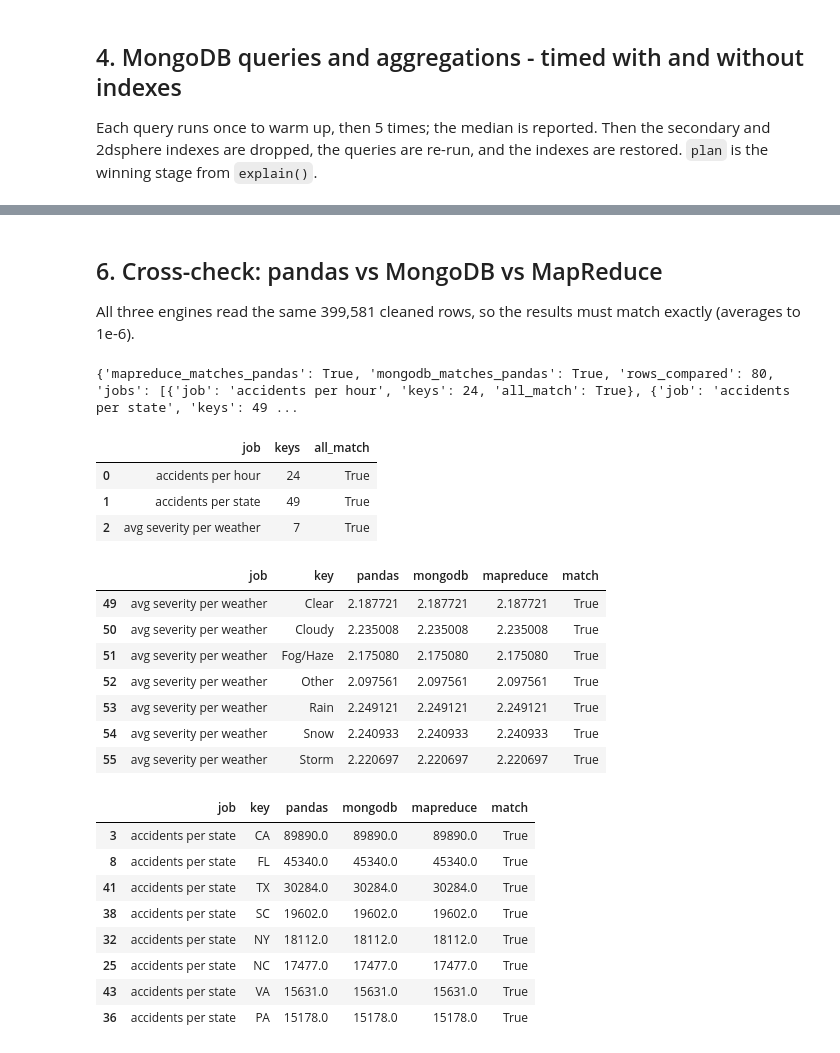
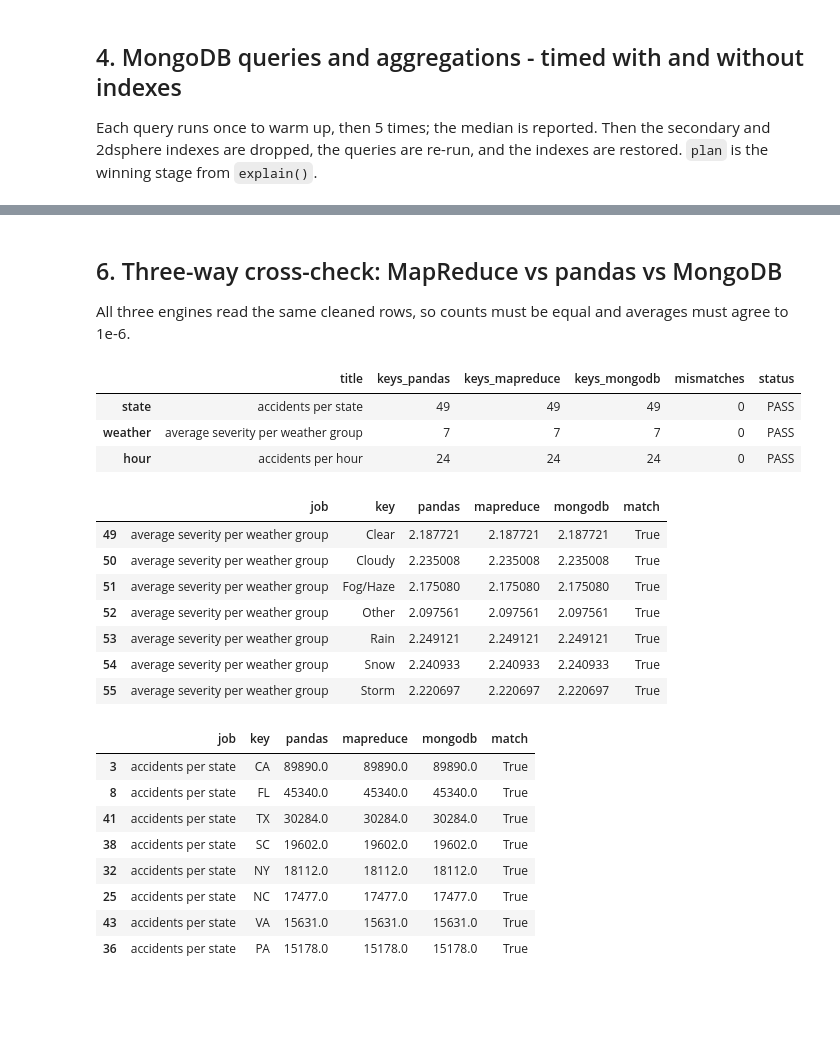
Before and after one commit to Abin-Shaji-Thomas/Smart-Traffic-Accident-Analysis-and-Severity-Prediction, a Jupyter notebook: notebooks/05_big_data_analytics.ipynb, the cells around one changed output, grey strips where cells are left out. Cells and saved outputs as stored; diff of their text form; code cells hidden in the pictures; blank space fills up the shorter version.

```diff
--- a/notebooks/05_big_data_analytics.ipynb
+++ b/notebooks/05_big_data_analytics.ipynb
@@ -199,59 +222,30 @@ mr_weather
 # %% [markdown]
-## 6. Cross-check: pandas vs MongoDB vs MapReduce
-All three engines read the same 399,581 cleaned rows, so the results must match exactly
-(averages to 1e-6).
+## 6. Three-way cross-check: MapReduce vs pandas vs MongoDB
+All three engines read the same cleaned rows, so counts must be equal and averages must agree to 1e-6.
-# %%
-df = pd.read_parquet(U.CLEAN_PARQUET, columns=["State", "WeatherGroup", "Hour", "Severity"])
-pd_state = df.groupby("State").size().rename("pandas")
-pd_weather = df.groupby("WeatherGroup")["Severity"].agg(["size", "mean"])
-pd_hour = df.groupby("Hour").size().rename("pandas")
-q = {x["name"]: x["result"] for x in mres["queries"]}
-mg_state = pd.Series({d["_id"]: d["accidents"] for d in q["count_by_state"]}, name="mongodb")
-mg_weather = pd.DataFrame(q["avg_severity_by_weather"]).set_index("_id")
-mg_hour = pd.Series({int(d["_id"]): d["accidents"] for d in q["hourly_distribution"]}, name="mongodb")
-
-rows = []
-def add(job, key, p, m, h, tol=0):
-    rows.append({"job": job, "key": key, "pandas": p, "mongodb": m, "mapreduce": h,
-                 "match": bool(abs(p - m) <= tol and abs(p - h) <= tol)})
-for s in pd_state.index:
-    add("accidents per state", s, int(pd_state[s]), int(mg_state.get(s, -1)), int(mr_state.set_index("State")["accidents"].get(s, -1)))
-for w in pd_weather.index:
-    add("avg severity per weather", w, round(float(pd_weather.loc[w, "mean"]), 6), round(float(mg_weather.loc[w, "avg_severity"]), 6),
-        round(float(mr_weather.set_index("WeatherGroup").loc[w, "avg_severity"]), 6), tol=1e-6)
-for hr in pd_hour.index:
-    add("accidents per hour", int(hr), int(pd_hour[hr]), int(mg_hour.get(hr, -1)), int(mr_hour.set_index("Hour")["accidents"].get(hr, -1)))
-xc = pd.DataFrame(rows)
-xc.to_csv(MET / "mapreduce_crosscheck.csv", index=False)
-keys_ok = (len(mr_state) == len(pd_state) == len(mg_state)) and (len(mr_hour) == len(pd_hour) == len(mg_hour)) and (len(mr_weather) == len(pd_weather) == len(mg_weather))
-summary_x = xc.groupby("job").agg(keys=("key", "size"), all_match=("match", "all")).reset_index()
-cross = {"mapreduce_matches_pandas": bool(xc.apply(lambda r: abs(r.pandas - r.mapreduce) <= (1e-6 if "avg" in r.job else 0), axis=1).all() and keys_ok),
-         "mongodb_matches_pandas": bool(xc.apply(lambda r: abs(r.pandas - r.mongodb) <= (1e-6 if "avg" in r.job else 0), axis=1).all() and keys_ok),
-         "rows_compared": len(xc), "jobs": summary_x.to_dict(orient="records")}
-U.save_json(cross, MET / "crosscheck_summary.json")
-print(cross)
-summary_x
-# %% [output]
-{'mapreduce_matches_pandas': True, 'mongodb_matches_pandas': True, 'rows_compared': 80, 'jobs': [{'job': 'accidents per hour', 'keys': 24, 'all_match': True}, {'job': 'accidents per state', 'keys': 49 ...
-|  | job | keys | all_match |
-| 0 | accidents per hour | 24 | True |
-| 1 | accidents per state | 49 | True |
-| 2 | avg severity per weather | 7 | True |
+# %%
+from src.bigdata_check import crosscheck
+xres, xdetail = crosscheck()
+pd.DataFrame(xres["jobs"]).T
+# %% [output]
+|  | title | keys_pandas | keys_mapreduce | keys_mongodb | mismatches | status |
+| state | accidents per state | 49 | 49 | 49 | 0 | PASS |
+| weather | average severity per weather group | 7 | 7 | 7 | 0 | PASS |
+| hour | accidents per hour | 24 | 24 | 24 | 0 | PASS |
 # %%
-xc[xc.job == "avg severity per weather"]
+xdetail[xdetail.job == "average severity per weather group"]
 # %% [output]
-|  | job | key | pandas | mongodb | mapreduce | match |
-| 49 | avg severity per weather | Clear | 2.187721 | 2.187721 | 2.187721 | True |
-| 50 | avg severity per weather | Cloudy | 2.235008 | 2.235008 | 2.235008 | True |
-| 51 | avg severity per weather | Fog/Haze | 2.175080 | 2.175080 | 2.175080 | True |
-| 52 | avg severity per weather | Other | 2.097561 | 2.097561 | 2.097561 | True |
-| 53 | avg severity per weather | Rain | 2.249121 | 2.249121 | 2.249121 | True |
-| 54 | avg severity per weather | Snow | 2.240933 | 2.240933 | 2.240933 | True |
-| 55 | avg severity per weather | Storm | 2.220697 | 2.220697 | 2.220697 | True |
+|  | job | key | pandas | mapreduce | mongodb | match |
+| 49 | average severity per weather group | Clear | 2.187721 | 2.187721 | 2.187721 | True |
+| 50 | average severity per weather group | Cloudy | 2.235008 | 2.235008 | 2.235008 | True |
+| 51 | average severity per weather group | Fog/Haze | 2.175080 | 2.175080 | 2.175080 | True |
+| 52 | average severity per weather group | Other | 2.097561 | 2.097561 | 2.097561 | True |
+| 53 | average severity per weather group | Rain | 2.249121 | 2.249121 | 2.249121 | True |
+| 54 | average severity per weather group | Snow | 2.240933 | 2.240933 | 2.240933 | True |
+| 55 | average severity per weather group | Storm | 2.220697 | 2.220697 | 2.220697 | True |
 # %%
-xc[xc.job == "accidents per state"].sort_values("pandas", ascending=False).head(8)
+xdetail[xdetail.job == "accidents per state"].sort_values("pandas", ascending=False).head(8)
 # %% [output]
-|  | job | key | pandas | mongodb | mapreduce | match |
+|  | job | key | pandas | mapreduce | mongodb | match |
 | 3 | accidents per state | CA | 89890.0 | 89890.0 | 89890.0 | True |
 | 8 | accidents per state | FL | 45340.0 | 45340.0 | 45340.0 | True |
 | 41 | accidents per state | TX | 30284.0 | 30284.0 | 30284.0 | True |
```
Also changed, not shown: parts of 12 cells of this notebook, 11 other files.
